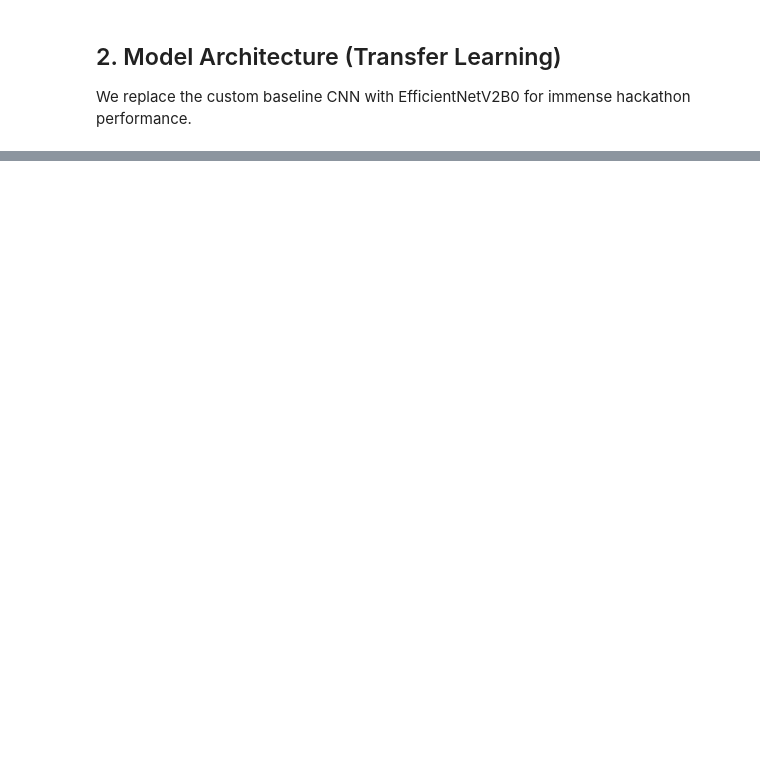
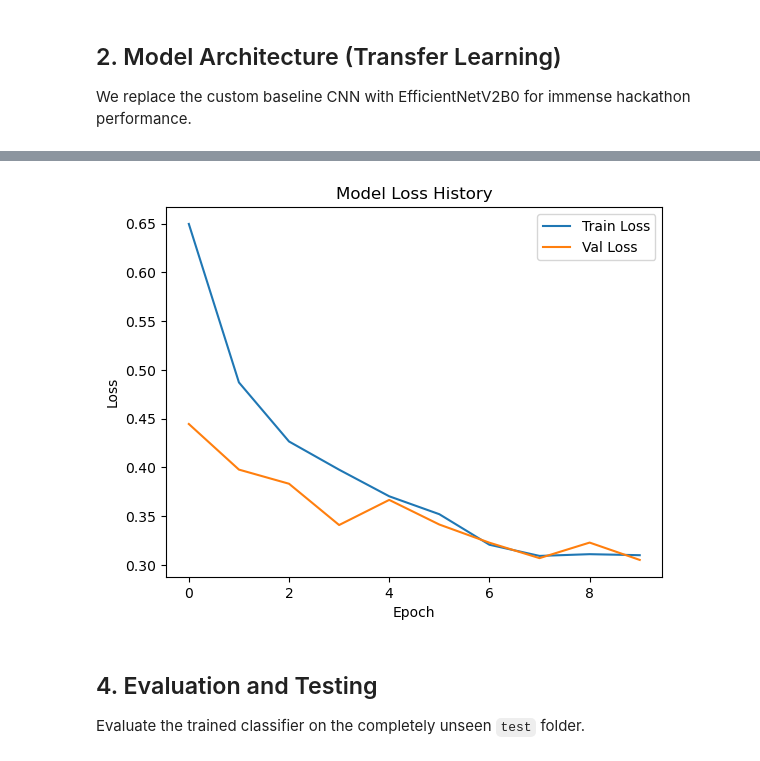
Before and after one commit to savnimaheshwari/catapult, a Jupyter notebook: ml_pipeline/Model_1_Pre_Post_Classification.ipynb, the cells around one changed output, grey strips where cells are left out. Drawn from its saved outputs; the diff is of its cells as text; code cells hidden in the pictures; blank space fills up the shorter version.

Commit message:
model x4

```diff
--- a/ml_pipeline/Model_1_Pre_Post_Classification.ipynb
+++ b/ml_pipeline/Model_1_Pre_Post_Classification.ipynb
@@ -66,0 +98,25 @@ model.summary()
+# %%
+from sklearn.model_selection import train_test_split
+
+# Split into 80% train, 20% validation
+train_paths, val_paths, train_labels, val_labels = train_test_split(img_paths, labels, test_size=0.2, random_state=42)
+
+def process_path(file_path, label):
+    img = tf.io.read_file(file_path)
+    img = tf.image.decode_png(img, channels=3)
+    img = tf.image.resize(img, IMG_SIZE)
+    return img, label
+
+BATCH_SIZE = 32
+
+train_ds = tf.data.Dataset.from_tensor_slices((train_paths, train_labels))
+train_ds = train_ds.map(process_path, num_parallel_calls=tf.data.AUTOTUNE)
+train_ds = train_ds.shuffle(1000).batch(BATCH_SIZE).prefetch(tf.data.AUTOTUNE)
+
+val_ds = tf.data.Dataset.from_tensor_slices((val_paths, val_labels))
+val_ds = val_ds.map(process_path, num_parallel_calls=tf.data.AUTOTUNE)
+val_ds = val_ds.batch(BATCH_SIZE).prefetch(tf.data.AUTOTUNE)
+
+print("Starting training...")
+EPOCHS = 10
+history = model.fit(train_ds, validation_data=val_ds, epochs=EPOCHS)
@@ -66,0 +141,16 @@ model.summary()
+# %%
+import matplotlib.pyplot as plt
+
+# Plot training & validation loss
+plt.plot(history.history['loss'], label='Train Loss')
+plt.plot(history.history['val_loss'], label='Val Loss')
+plt.title('Model Loss History')
+plt.ylabel('Loss')
+plt.xlabel('Epoch')
+plt.legend(loc='upper right')
+plt.show()
+# %% [output]
+[figure, added]
+# %% [markdown]
+## 4. Evaluation and Testing
+Evaluate the trained classifier on the completely unseen `test` folder.
```
Also changed, not shown: parts of 6 cells of this notebook, 7 other files.
